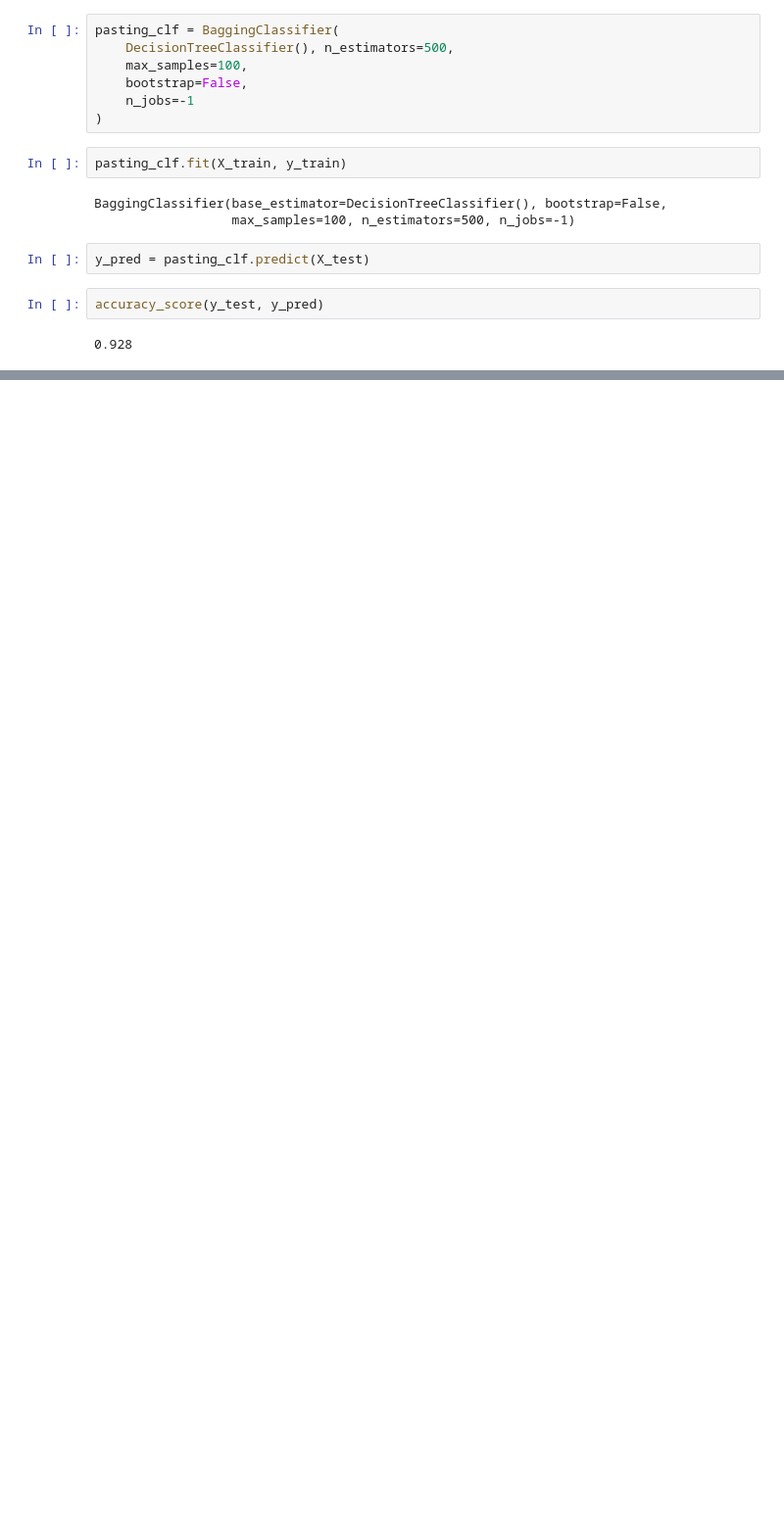
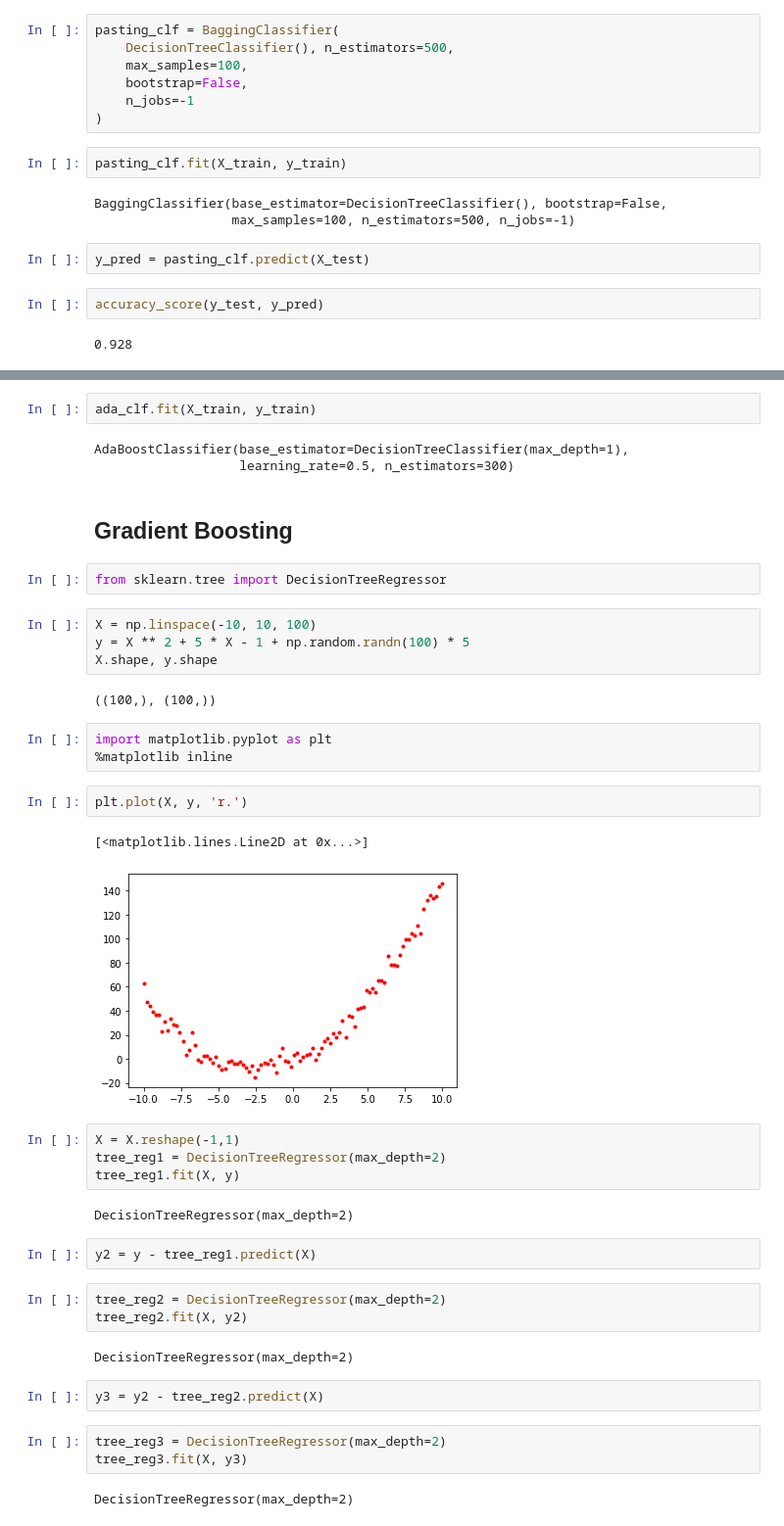
Before and after one commit to alishakiba/DataMiningCourse, a Jupyter notebook: Ensembles.ipynb, the cells around one changed output, grey strips where cells are left out. Shown at 98% size. Drawn from its saved outputs; the diff is of its cells as text; blank space fills up the shorter version.

```diff
--- a/Ensembles.ipynb
+++ b/Ensembles.ipynb
@@ -111,0 +252,43 @@ accuracy_score(y_test, y_pred)
+# %%
+ada_clf.fit(X_train, y_train)
+# %% [output]
+AdaBoostClassifier(base_estimator=DecisionTreeClassifier(max_depth=1),
+                   learning_rate=0.5, n_estimators=300)
+# %% [markdown]
+## Gradient Boosting
+# %%
+from sklearn.tree import DecisionTreeRegressor
+# %%
+X = np.linspace(-10, 10, 100)
+y = X ** 2 + 5 * X - 1 + np.random.randn(100) * 5
+X.shape, y.shape
+# %% [output]
+((100,), (100,))
+# %%
+import matplotlib.pyplot as plt
+%matplotlib inline
+# %%
+plt.plot(X, y, 'r.')
+# %% [output]
+[<matplotlib.lines.Line2D at 0x...>]
+[figure, added]
+# %%
+X = X.reshape(-1,1)
+tree_reg1 = DecisionTreeRegressor(max_depth=2)
+tree_reg1.fit(X, y)
+# %% [output]
+DecisionTreeRegressor(max_depth=2)
+# %%
+y2 = y - tree_reg1.predict(X)
+# %%
+tree_reg2 = DecisionTreeRegressor(max_depth=2)
+tree_reg2.fit(X, y2)
+# %% [output]
+DecisionTreeRegressor(max_depth=2)
+# %%
+y3 = y2 - tree_reg2.predict(X)
+# %%
+tree_reg3 = DecisionTreeRegressor(max_depth=2)
+tree_reg3.fit(X, y3)
+# %% [output]
+DecisionTreeRegressor(max_depth=2)
```
Also changed, not shown: parts of 46 cells of this notebook.
